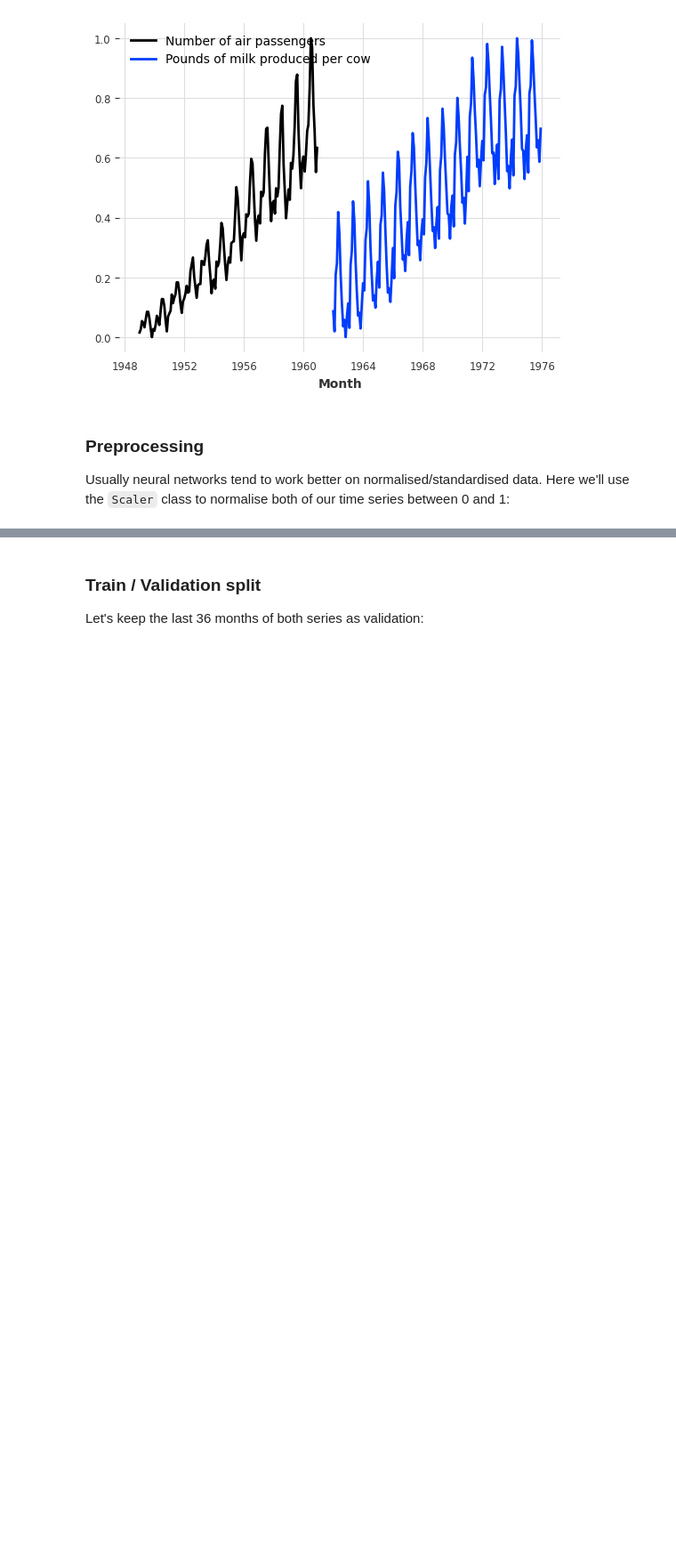
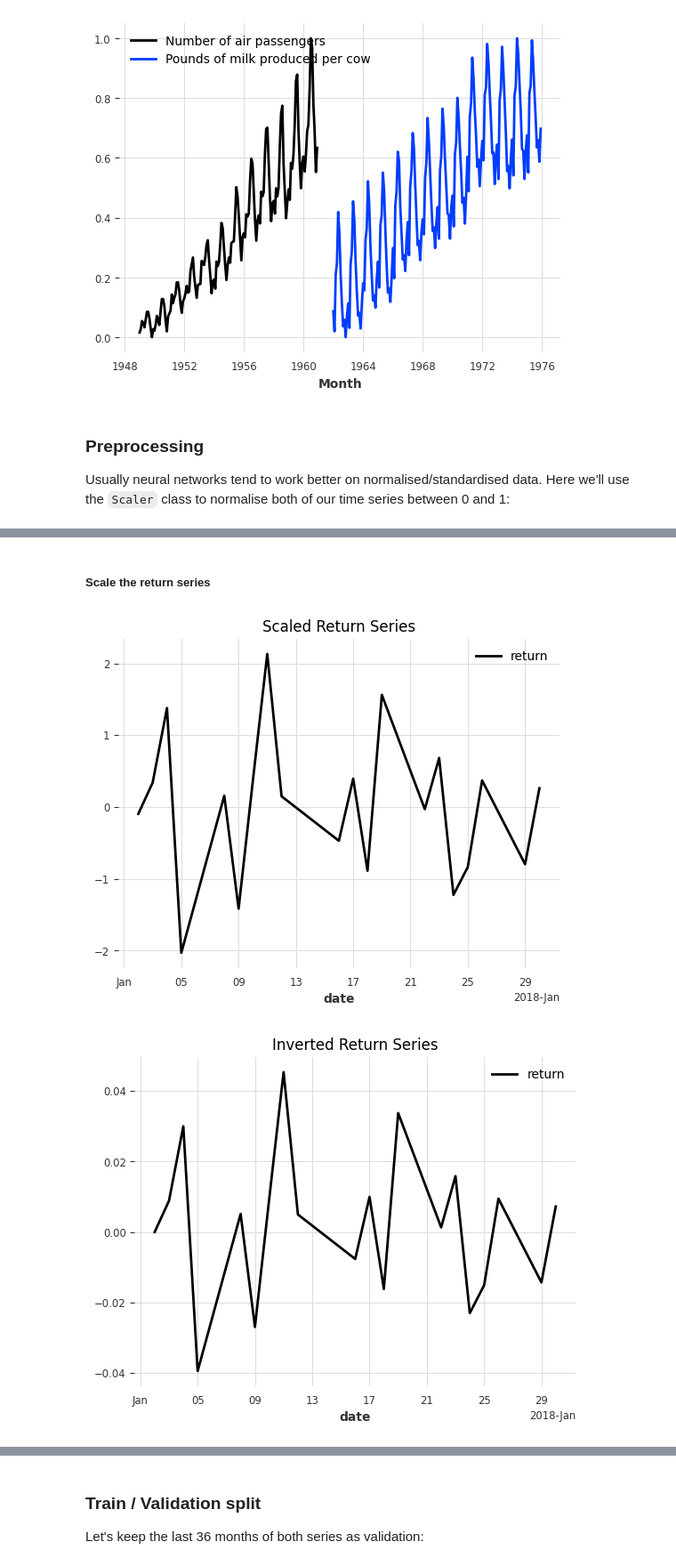
Before and after one commit to dshulman/darts, a Jupyter notebook: examples/99-Multi-time-series-from-file.ipynb, the cells around one changed output, grey strips where cells are left out. Shown at 89% size. Drawn from its saved outputs; the diff is of its cells as text; code cells hidden in the pictures; blank space fills up the shorter version.

```diff
--- a/examples/99-Multi-time-series-from-file.ipynb
+++ b/examples/99-Multi-time-series-from-file.ipynb
@@ -203,0 +286,18 @@ plt.legend();
+# %% [markdown]
+##### Scale the return series
+# %%
+return_scaler = create_scaler("StandardScaler", "return")
+return_scaler = return_scaler.fit(return_series_unscaled)
+return_series_scaled = return_scaler.transform(return_series_unscaled)
+return_series_scaled.plot()
+plt.title("Scaled Return Series")
+plt.show()
+
+# Invert the scaling
+return_series_inverted = return_scaler.inverse_transform(return_series_scaled)
+return_series_inverted.plot()
+plt.title("Inverted Return Series")
+plt.show()
+# %% [output]
+[figure, added]
+[figure, added]
```
Also changed, not shown: parts of 9 cells of this notebook.
